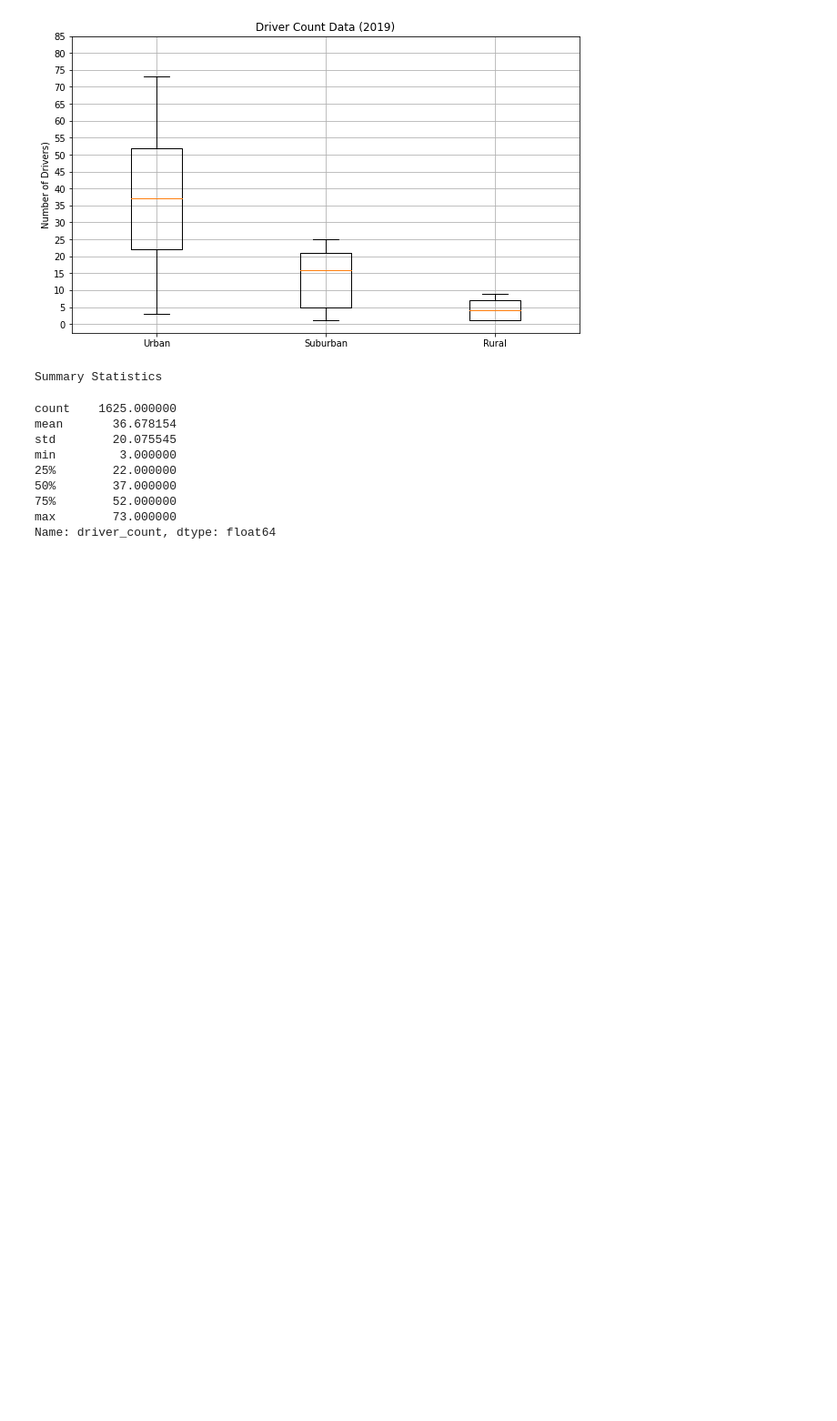
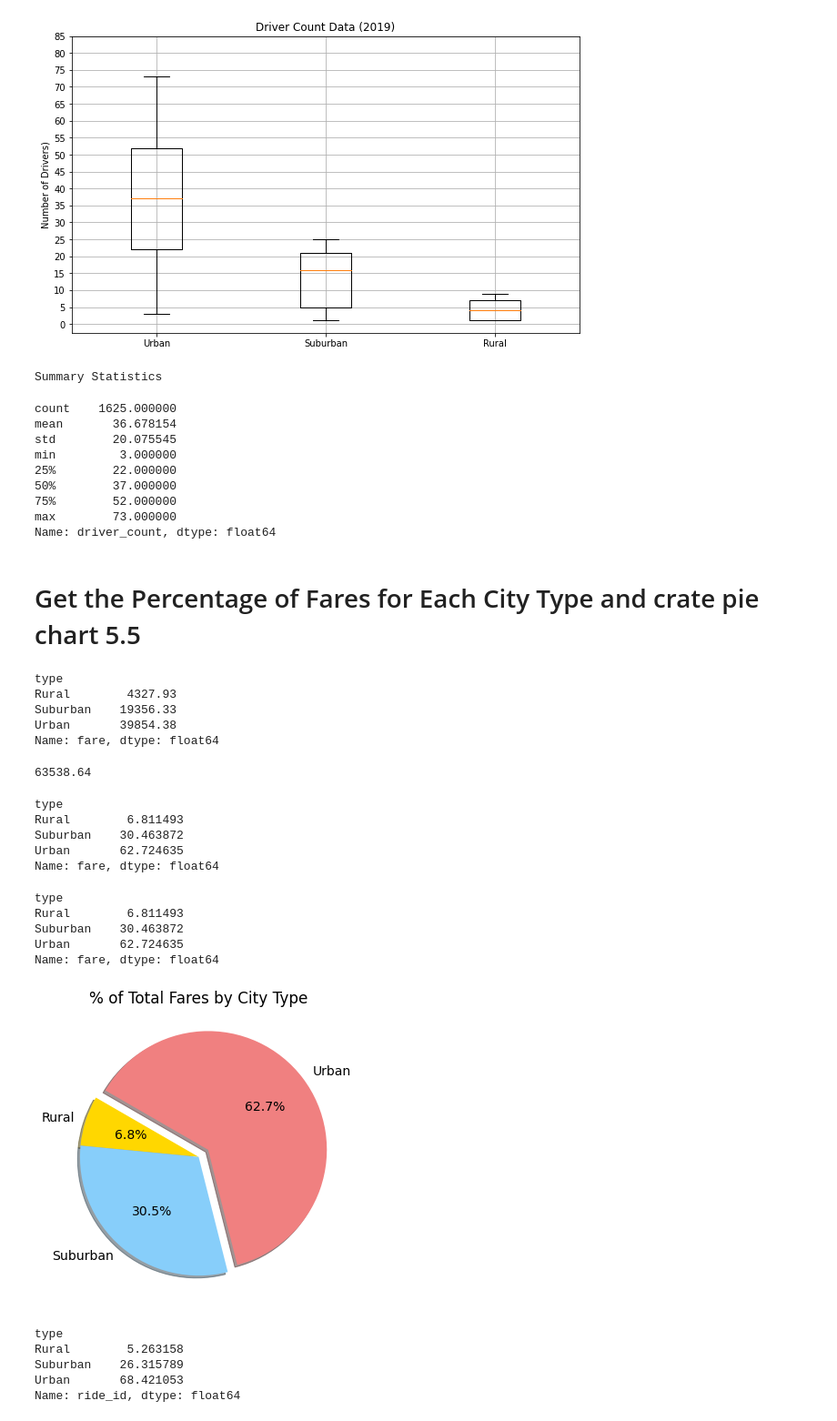
Before and after one commit to jipearson/PyBer_Analysis, a Jupyter notebook: PyBer.ipynb, the cells around one changed output. Shown: that part at 91% size. Drawn from its saved outputs; the diff is of its cells as text; code cells hidden in the pictures; blank space fills up the shorter version.

Commit message:
adding total fare/ride pie chart and code

```diff
--- a/PyBer.ipynb
+++ b/PyBer.ipynb
@@ -393,3 +393,76 @@ min         3.000000
 75%        52.000000
 max        73.000000
 Name: driver_count, dtype: float64
+# %% [markdown]
+# Get the Percentage of Fares for Each City Type and crate pie chart 5.5
+# %%
+# Get the sum of the fares for each city type.
+
+sum_fares_by_type  = pyber_data_df.groupby(["type"]).sum()["fare"]
+
+sum_fares_by_type
+# %% [output]
+type
+Rural        4327.93
+Suburban    19356.33
+Urban       39854.38
+Name: fare, dtype: float64
+# %%
+# Get the sum of all the fares.
+total_fares = pyber_data_df.fare.sum()
+total_fares
+# %% [output]
+63538.64
+# %%
+# Calculate the percentage of fare for each city type.
+type_percents = sum_fares_by_type / total_fares * 100
+type_percents
+# %% [output]
+type
+Rural        6.811493
+Suburban    30.463872
+Urban       62.724635
+Name: fare, dtype: float64
+# %%
+# Calculate the percentage of fare for each city type in ONE step
+type_percents = 100 * pyber_data_df.groupby(["type"]).sum()["fare"] / pyber_data_df["fare"].sum()
+type_percents
+# %% [output]
+type
+Rural        6.811493
+Suburban    30.463872
+Urban       62.724635
+Name: fare, dtype: float64
+# %%
+# Import mpl to change the plot configurations using rcParams.
+import matplotlib as mpl
+# Build Pie Chart
+plt.subplots(figsize=(10, 6))
+plt.pie(type_percents,
+        labels=["Rural", "Suburban", "Urban"]
+        ,colors=["gold","lightskyblue","lightcoral"]
+        ,explode=[0,0,.1]
+        ,autopct='%1.1f%%'
+        ,shadow=True
+        ,startangle=150
+       )
+plt.title("% of Total Fares by City Type")
+
+# Change the default font size from 10 to 14.
+mpl.rcParams['font.size'] = 14
+
+#Save Figure
+plt.savefig("analysis/Total_Fares_Pie.png")
+#Show Figure
+plt.show()
+# %% [output]
+[figure, added]
+# %%
+ride_percents = pyber_data_df.groupby(["type"]).count()["ride_id"] / pyber_data_df["ride_id"].count() * 100
+ride_percents
+# %% [output]
+type
+Rural        5.263158
+Suburban    26.315789
+Urban       68.421053
+Name: ride_id, dtype: float64
```
Also changed, not shown: parts of 1 cell of this notebook, 3 other files.
